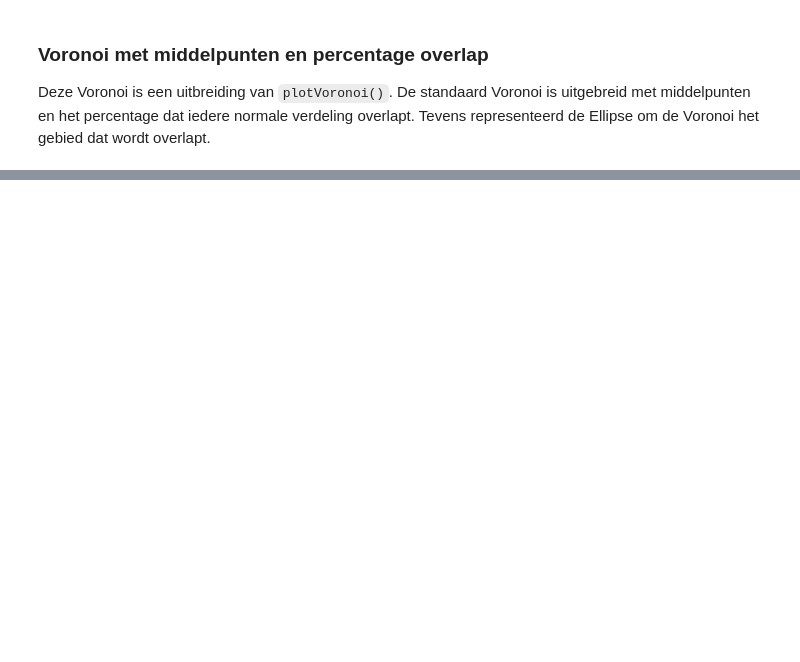
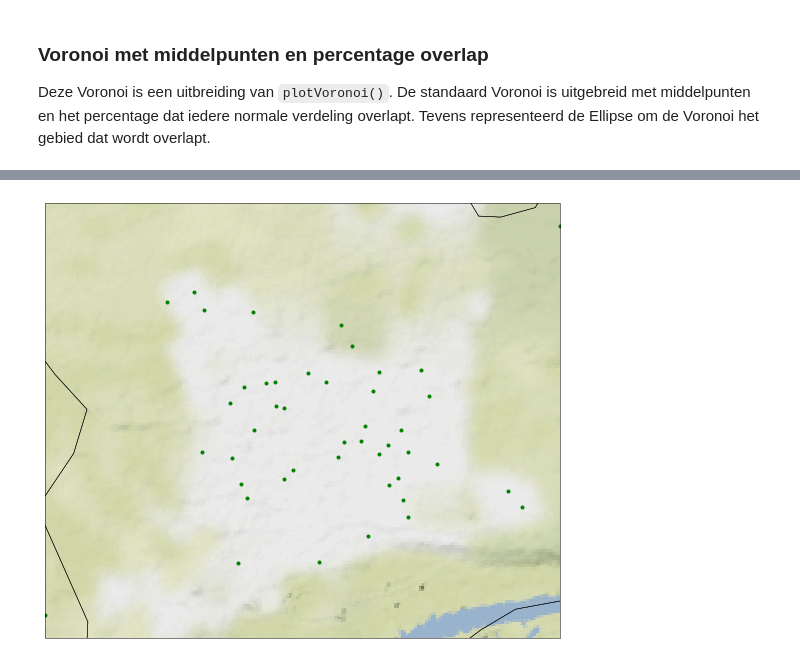
Before and after one commit to Denbergvanthijs/IPASS, a Jupyter notebook: main.ipynb, the cells around one changed output, grey strips where cells are left out. Cells and saved outputs as stored; diff of their text form; code cells hidden in the pictures; blank space fills up the shorter version.

Commit message:
Kaart toegevoegd aan code

```diff
--- a/main.ipynb
+++ b/main.ipynb
@@ -76,0 +88,4 @@ plotVoronoiCompleet(punten, 0, 1)
+# %%
+kaartMaken("data/geoDataKDV.csv", terrein=True, cropped=True)
+# %% [output]
+[figure, added]
```
Also changed, not shown: parts of 4 cells of this notebook, 20 other files.
